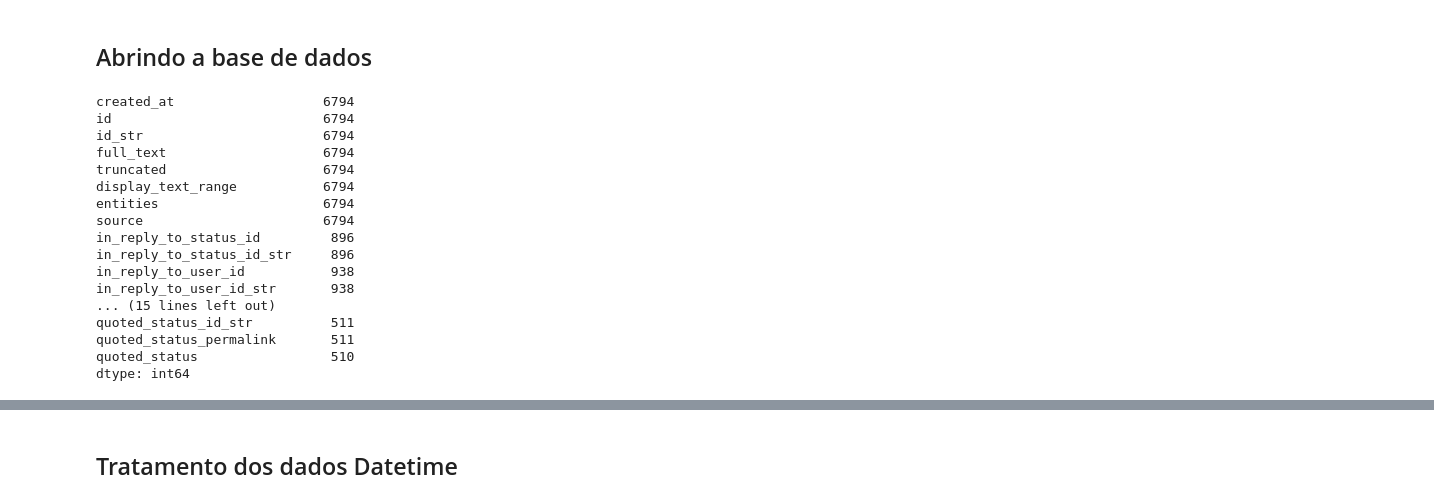
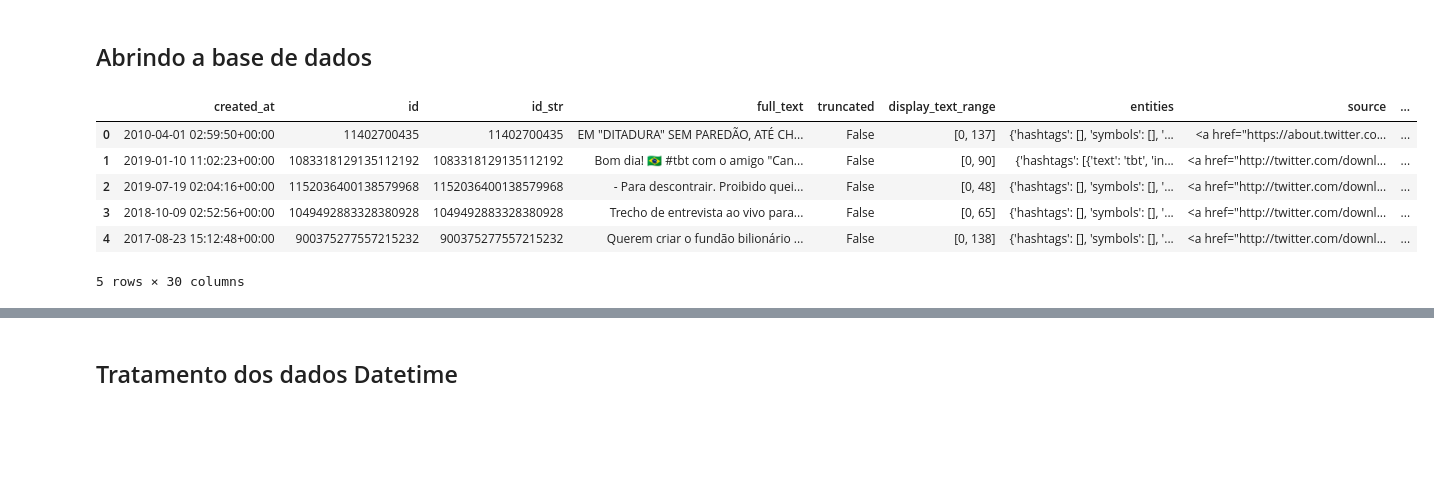
Before and after one commit to GabrielAquarius/natural_language_processing_for_politcs-, a Jupyter notebook: NLP_project.ipynb, the cells around one changed output, grey strips where cells are left out. Drawn from its saved outputs; the diff is of its cells as text; code cells hidden in the pictures; blank space fills up the shorter version.

```diff
--- a/NLP_project.ipynb
+++ b/NLP_project.ipynb
@@ -18,20 +18,10 @@ df_bolsonaro = pd.read_json('C:\Users\Gabriel\git_projects\natural_language_proc
 # %%
-df_bolsonaro.count()
+df_bolsonaro.head()
 # %% [output]
+|  | created_at | id | id_str | full_text | truncated | display_text_range | entities | source | ... |
+| 0 | 2010-04-01 02:59:50+00:00 | 11402700435 | 11402700435 | EM "DITADURA" SEM PAREDÃO, ATÉ CH... | False | [0, 137] | {'hashtags': [], 'symbols': [], '... | <a href="https://about.twitter.co... | ... |
+| 1 | 2019-01-10 11:02:23+00:00 | 1083318129135112192 | 1083318129135112192 | Bom dia! 🇧🇷 #tbt com o amigo "Can... | False | [0, 90] | {'hashtags': [{'text': 'tbt', 'in... | <a href="http://twitter.com/downl... | ... |
+| 2 | 2019-07-19 02:04:16+00:00 | 1152036400138579968 | 1152036400138579968 | - Para descontrair. Proibido quei... | False | [0, 48] | {'hashtags': [], 'symbols': [], '... | <a href="http://twitter.com/downl... | ... |
+| 3 | 2018-10-09 02:52:56+00:00 | 1049492883328380928 | 1049492883328380928 | Trecho de entrevista ao vivo para... | False | [0, 65] | {'hashtags': [], 'symbols': [], '... | <a href="http://twitter.com/downl... | ... |
+| 4 | 2017-08-23 15:12:48+00:00 | 900375277557215232 | 900375277557215232 | Querem criar o fundão bilionário ... | False | [0, 138] | {'hashtags': [], 'symbols': [], '... | <a href="http://twitter.com/downl... | ... |
-created_at                   6794
-id                           6794
-id_str                       6794
-full_text                    6794
-truncated                    6794
-display_text_range           6794
-entities                     6794
-source                       6794
-in_reply_to_status_id         896
-in_reply_to_status_id_str     896
-in_reply_to_user_id           938
-in_reply_to_user_id_str       938
-... (15 lines left out)
-quoted_status_id_str          511
-quoted_status_permalink       511
-quoted_status                 510
-dtype: int64
+5 rows × 30 columns
```
Also changed, not shown: parts of 20 cells of this notebook.
